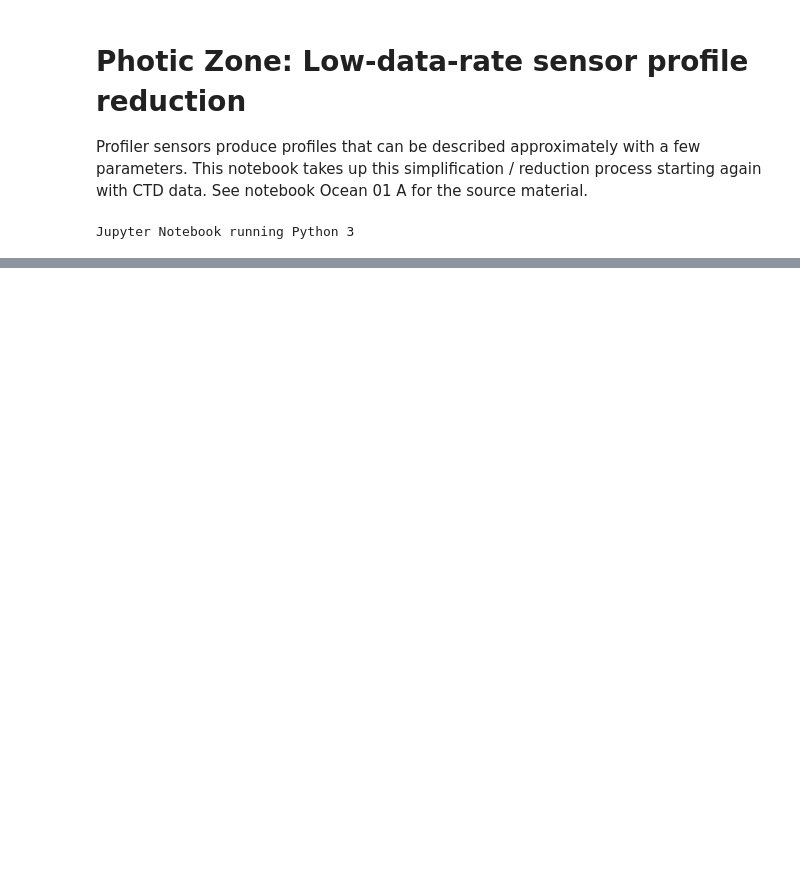
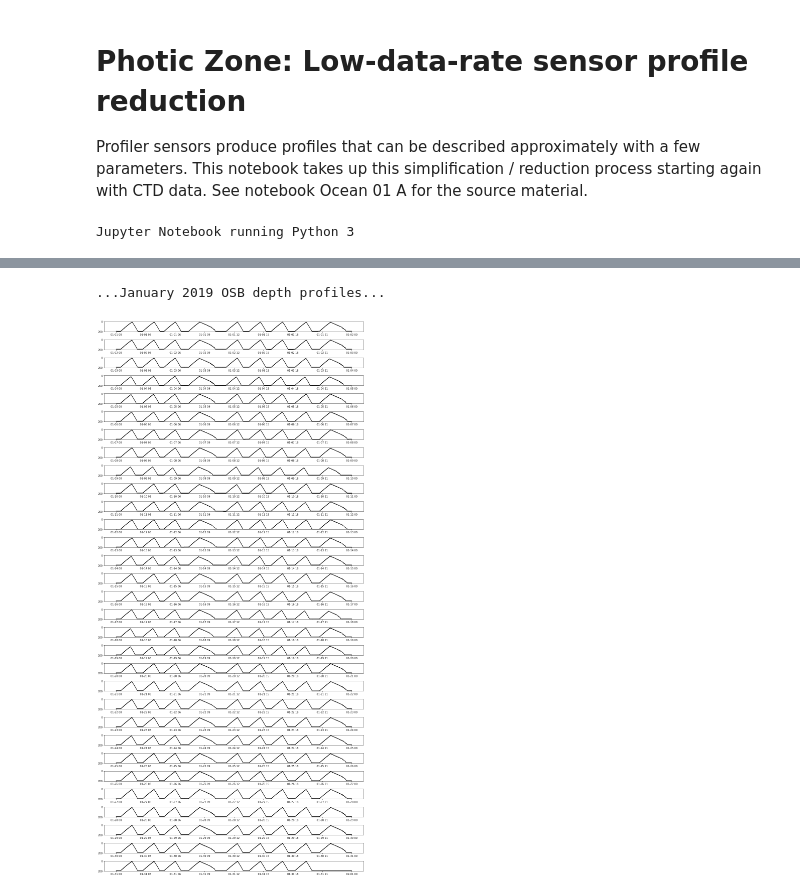
Before and after one commit to lsetiawan/ocean, a Jupyter notebook: Ocean 01 D Photic Zone Reduction.ipynb, the cells around one changed output, grey strips where cells are left out. Saved outputs shown, nothing was run; the diff lists cells and outputs as text; code cells hidden in the pictures; blank space fills up the shorter version.

```diff
--- a/Ocean 01 D Photic Zone Reduction.ipynb
+++ b/Ocean 01 D Photic Zone Reduction.ipynb
@@ -134,0 +266,19 @@ axs.set(xlim = (-.1, .2),                                                   \
+# %%
+# January 2019 has all but one profile correct (278 / 279 possible).
+#   Missing is the last profile of the month.
+# For each given UTC day: Profiles 4 and 9 are pH profiles.
+#   Could use time window criteria: Hour on [6, 10] and [19, 23].
+
+fig, axs = plt.subplots(31, 1, figsize=(15,31), tight_layout=True)
+
+for i in range(31):
+    daystring = str(i+1) if i > 8 else '0' + str(i+1)
+    time0, time1 = '2019-01-' + daystring + 'T00:00:00', '2019-01-' + daystring + 'T23:59:59'
+    ds = ds_CTD.sel(time=slice(time0, time1))
+    axs[i].plot(ds.time, ds.seawater_pressure, marker='.', markersize=1., color='k')
+    axs[i].set(ylim = (200., 0.))
+
+print('...January 2019 OSB depth profiles...')
+# %% [output]
+...January 2019 OSB depth profiles...
+[figure, added]
```
Also changed, not shown: parts of 11 cells of this notebook, 3 other files.
